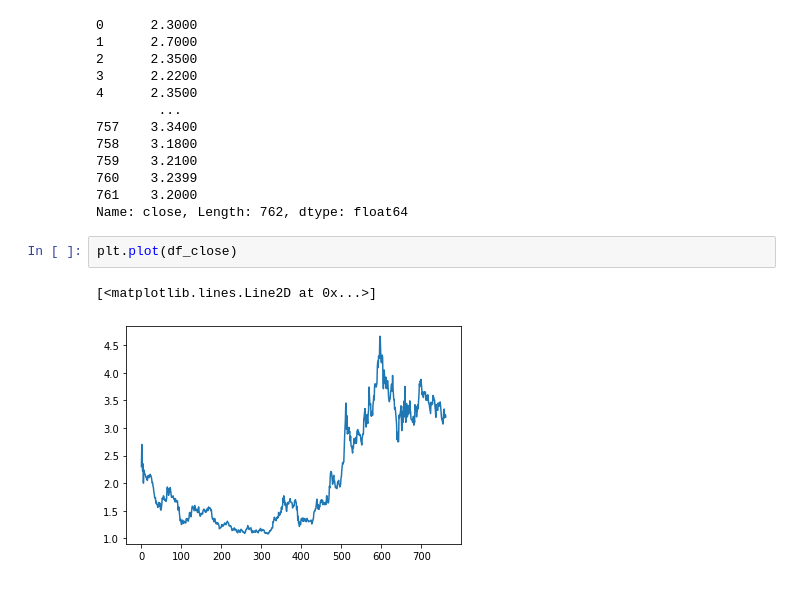
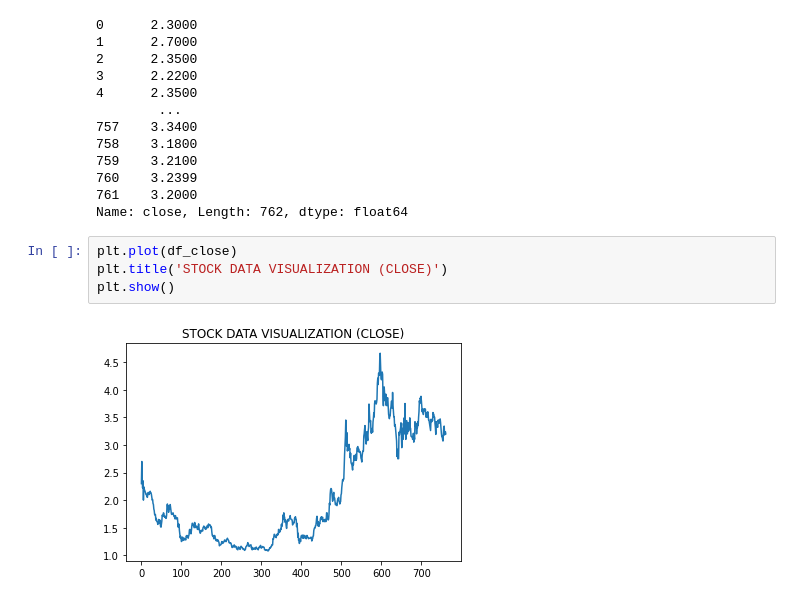
Before and after one commit to RAJ-DSML/TiingoAPI_StockData-Prediction-Using-LSTM, a Jupyter notebook: XIACF_Stock_Forecasting_Using_StackedLSTM_2.ipynb, the cells around one changed output. Drawn from its saved outputs; the diff is of its cells as text.

```diff
--- a/XIACF_Stock_Forecasting_Using_StackedLSTM_2.ipynb
+++ b/XIACF_Stock_Forecasting_Using_StackedLSTM_2.ipynb
@@ -48,8 +48,9 @@ df_close
 760    3.2399
 761    3.2000
 Name: close, Length: 762, dtype: float64
-# %%
-plt.plot(df_close)
-# %% [output]
-[<matplotlib.lines.Line2D at 0x...>]
-[figure, removed]
+# %%
+plt.plot(df_close)
+plt.title('STOCK DATA VISUALIZATION (CLOSE)')
+plt.show()
+# %% [output]
+[figure, added]
```
Also changed, not shown: parts of 12 cells of this notebook.
